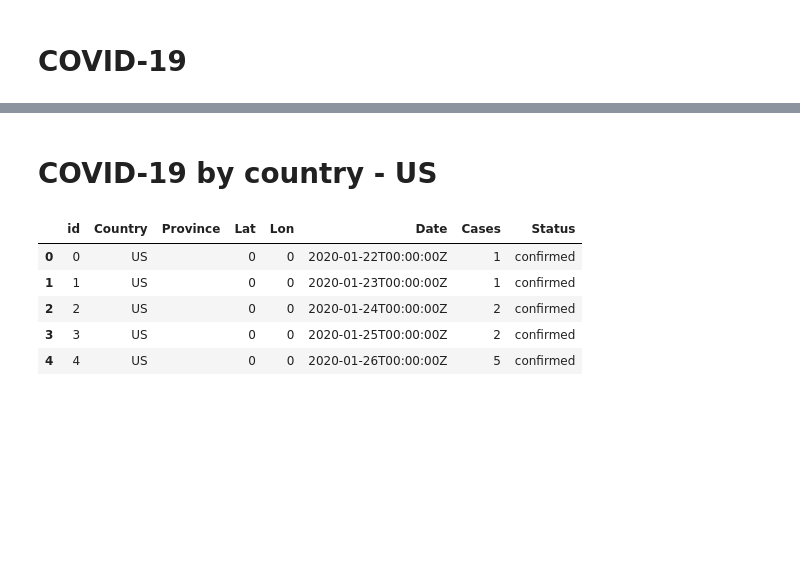
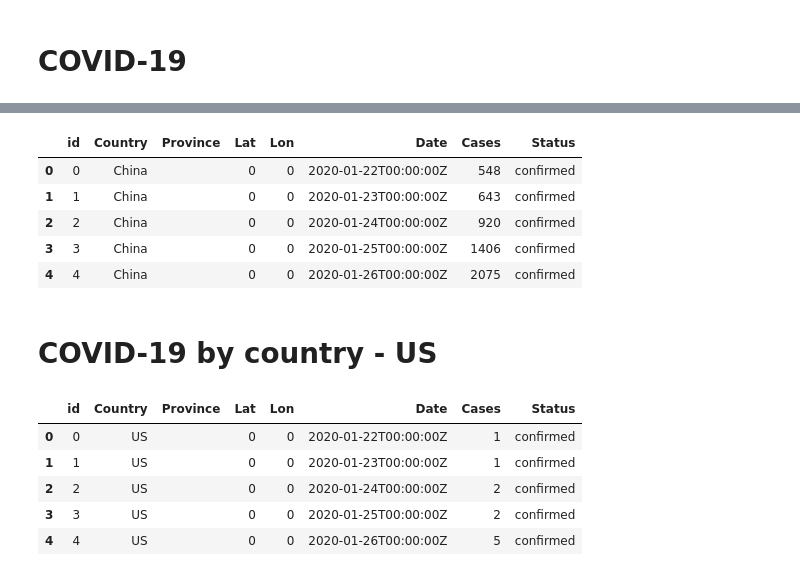
Before and after one commit to kennethtanaka/Original_Project2_Ken, a Jupyter notebook: Project2/jupyter/COVID-19 Financial Impact.ipynb, the cells around one changed output, grey strips where cells are left out. Cells and saved outputs as stored; diff of their text form; code cells hidden in the pictures; blank space fills up the shorter version.

```diff
--- a/Project2/jupyter/COVID-19 Financial Impact.ipynb
+++ b/Project2/jupyter/COVID-19 Financial Impact.ipynb
@@ -265,3 +272,14 @@ COVID19_df.head()
+# %%
+#convert to csv file
+CN_df.to_csv("CN_Covid19.csv",index=False)
+CN_df.head()
+# %% [output]
+|  | id | Country | Province | Lat | Lon | Date | Cases | Status |
+| 0 | 0 | China |  | 0 | 0 | 2020-01-22T00:00:00Z | 548 | confirmed |
+| 1 | 1 | China |  | 0 | 0 | 2020-01-23T00:00:00Z | 643 | confirmed |
+| 2 | 2 | China |  | 0 | 0 | 2020-01-24T00:00:00Z | 920 | confirmed |
+| 3 | 3 | China |  | 0 | 0 | 2020-01-25T00:00:00Z | 1406 | confirmed |
+| 4 | 4 | China |  | 0 | 0 | 2020-01-26T00:00:00Z | 2075 | confirmed |
 # %% [markdown]
 # COVID-19 by country - US
 # %%
```
Also changed, not shown: parts of 27 cells of this notebook, 15 other files.
